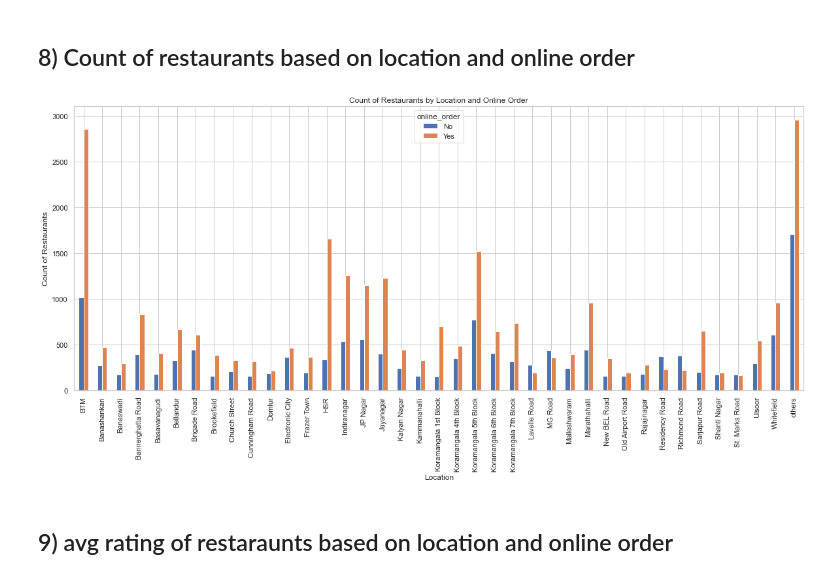
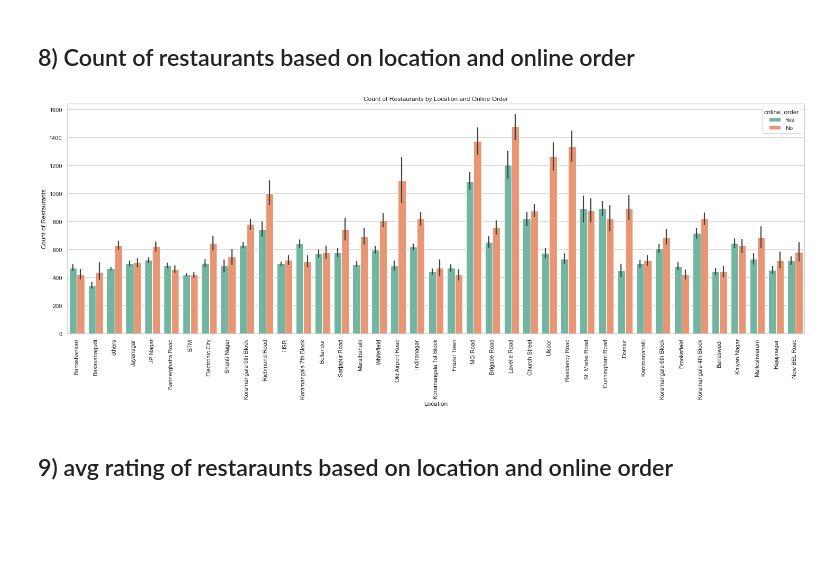
Before and after one commit to vignesh-v-007/dic-project, a Jupyter notebook: dummy.ipynb, the cells around one changed output. Drawn from its saved outputs; the diff is of its cells as text; code cells hidden in the pictures; blank space fills up the shorter version.

```diff
--- a/dummy.ipynb
+++ b/dummy.ipynb
@@ -414,17 +448,26 @@ Text(0.5, 1.0, 'rate vs book_table Plot')
 # %% [markdown]
 ## 8) Count of restaurants based on location and online order
 # %%
-# Create a pivot table
-df1 = df.pivot_table(index='location', columns='online_order', values='name', aggfunc='count', fill_value=0)
+# # Create a pivot table
+# df1 = df.pivot_table(index='location', columns='online_order', values='name', aggfunc='count', fill_value=0)
 
-# Plot the bar chart
-df1.plot(kind='bar', figsize=(20, 8))
-plt.title("Count of Restaurants by Location and Online Order")
-plt.xlabel("Location")
-plt.ylabel("Count of Restaurants")
-plt.show()
+# # Plot the bar chart
+# df1.plot(kind='bar', figsize=(20, 8))
+# plt.title("Count of Restaurants by Location and Online Order")
+# plt.xlabel("Location")
+# plt.ylabel("Count of Restaurants")
+# plt.show()
-# %% [output]
-[figure, removed]
+# %%
+plt.figure(figsize = (25, 8))
+sns.barplot(x = 'location', y = 'cost',hue='online_order', data = df,palette='Set2')
+
+plt.title("Count of Restaurants by Location and Online Order")
+plt.xlabel("Location")
+plt.ylabel("Count of Restaurants")
+plt.xticks(rotation = 90)
+plt.show()
+# %% [output]
+[figure, added]
 # %% [markdown]
 ## 9) avg rating of restaraunts based on location and online order
 # %%
```
Also changed, not shown: parts of 14 cells of this notebook, 31 other files.
